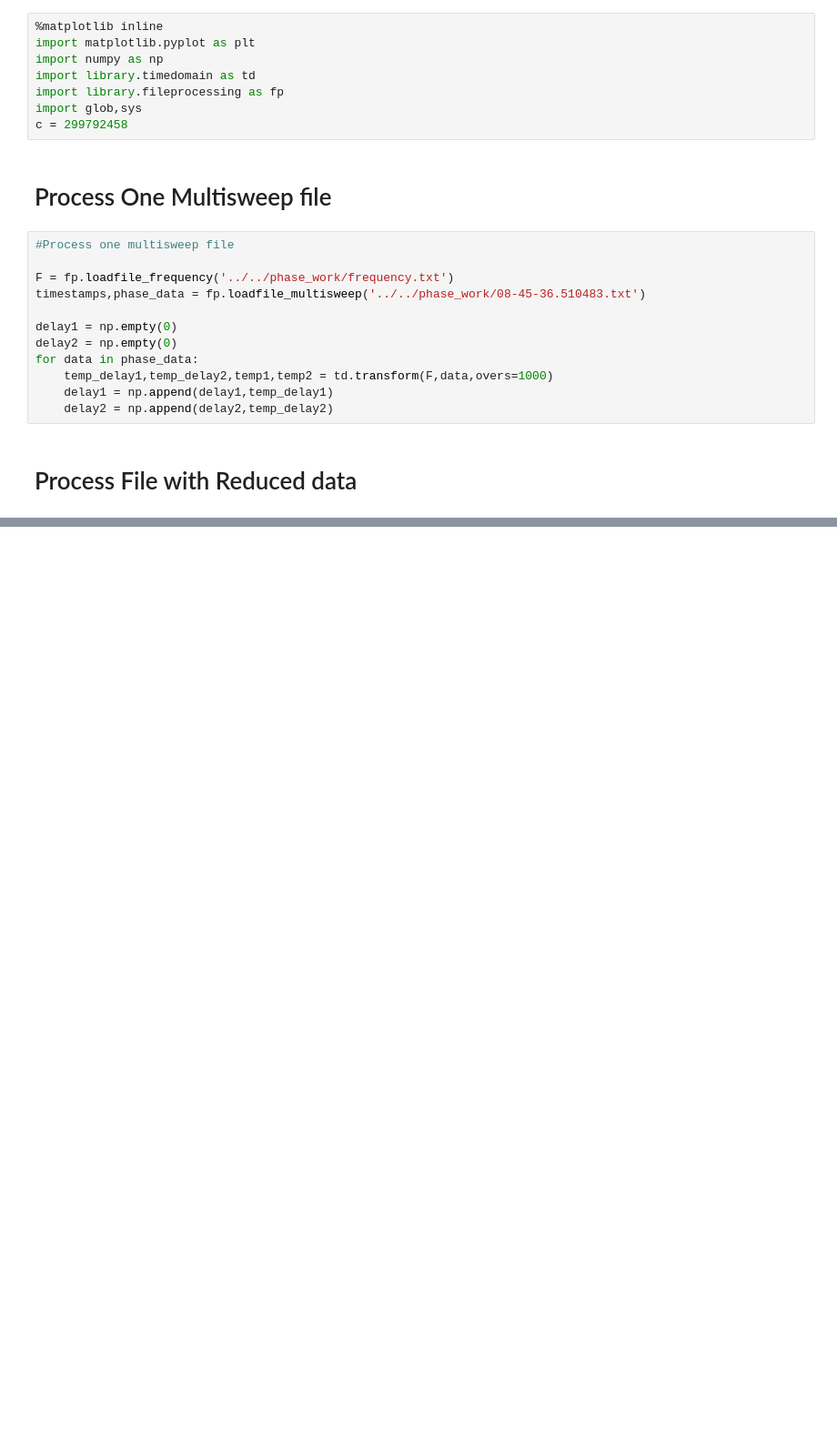
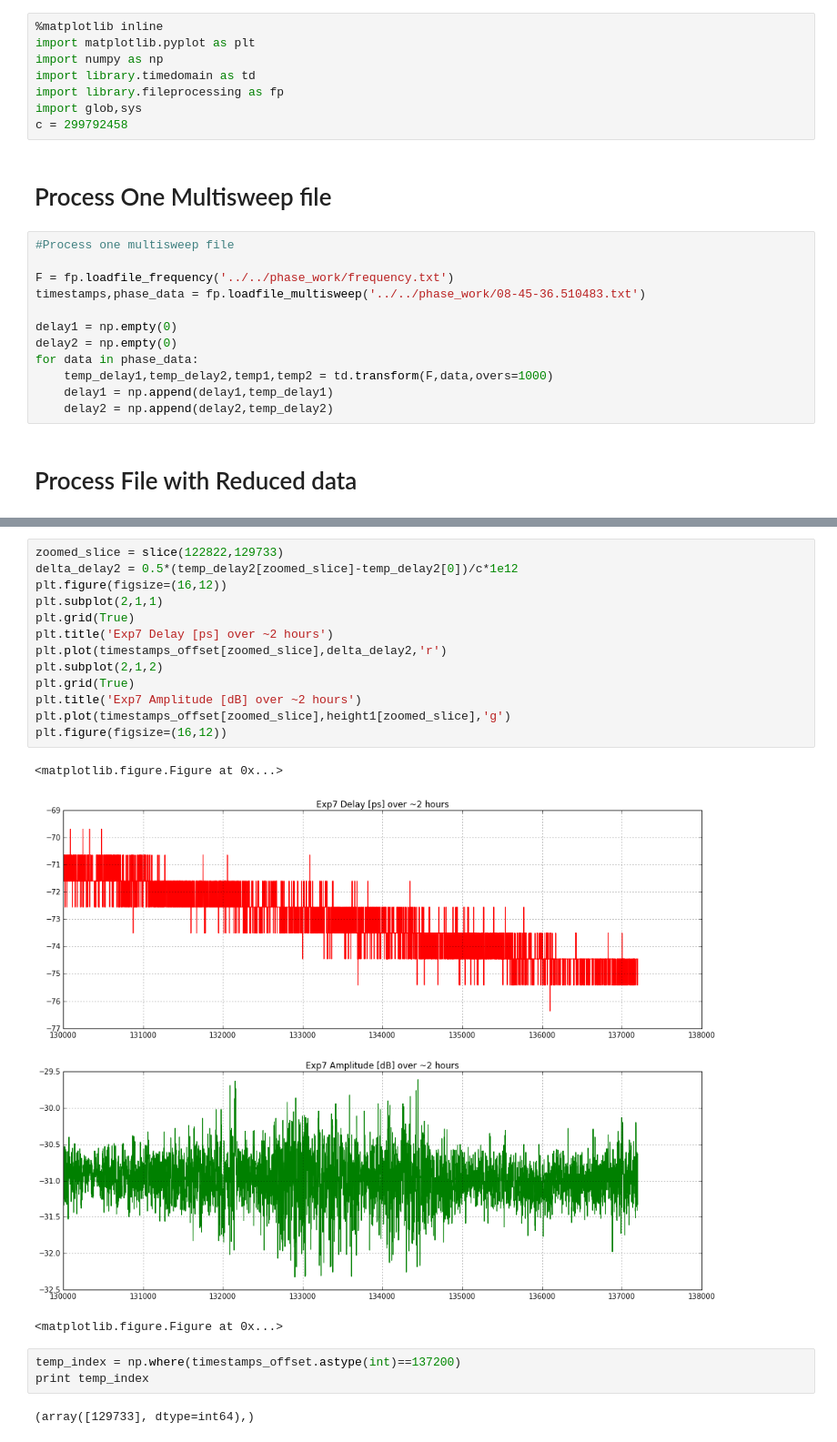
Before and after one commit to rjulie83/time_domain, a Jupyter notebook: scripts_used/Timedomain_analysis.ipynb, the cells around one changed output, grey strips where cells are left out. Shown: that part at 91% size. Cells and saved outputs as stored; diff of their text form; blank space fills up the shorter version.

```diff
--- a/scripts_used/Timedomain_analysis.ipynb
+++ b/scripts_used/Timedomain_analysis.ipynb
@@ -92,0 +122,22 @@ plt.grid(True)
+# %%
+zoomed_slice = slice(122822,129733)
+delta_delay2 = 0.5*(temp_delay2[zoomed_slice]-temp_delay2[0])/c*1e12
+plt.figure(figsize=(16,12))
+plt.subplot(2,1,1)
+plt.grid(True)
+plt.title('Exp7 Delay [ps] over ~2 hours')
+plt.plot(timestamps_offset[zoomed_slice],delta_delay2,'r')
+plt.subplot(2,1,2)
+plt.grid(True)
+plt.title('Exp7 Amplitude [dB] over ~2 hours')
+plt.plot(timestamps_offset[zoomed_slice],height1[zoomed_slice],'g')
+plt.figure(figsize=(16,12))
+# %% [output]
+<matplotlib.figure.Figure at 0x...>
+[figure, added]
+<matplotlib.figure.Figure at 0x...>
+# %%
+temp_index = np.where(timestamps_offset.astype(int)==137200)
+print temp_index
+# %% [output]
+(array([129733], dtype=int64),)
```
Also changed, not shown: parts of 9 cells of this notebook.
